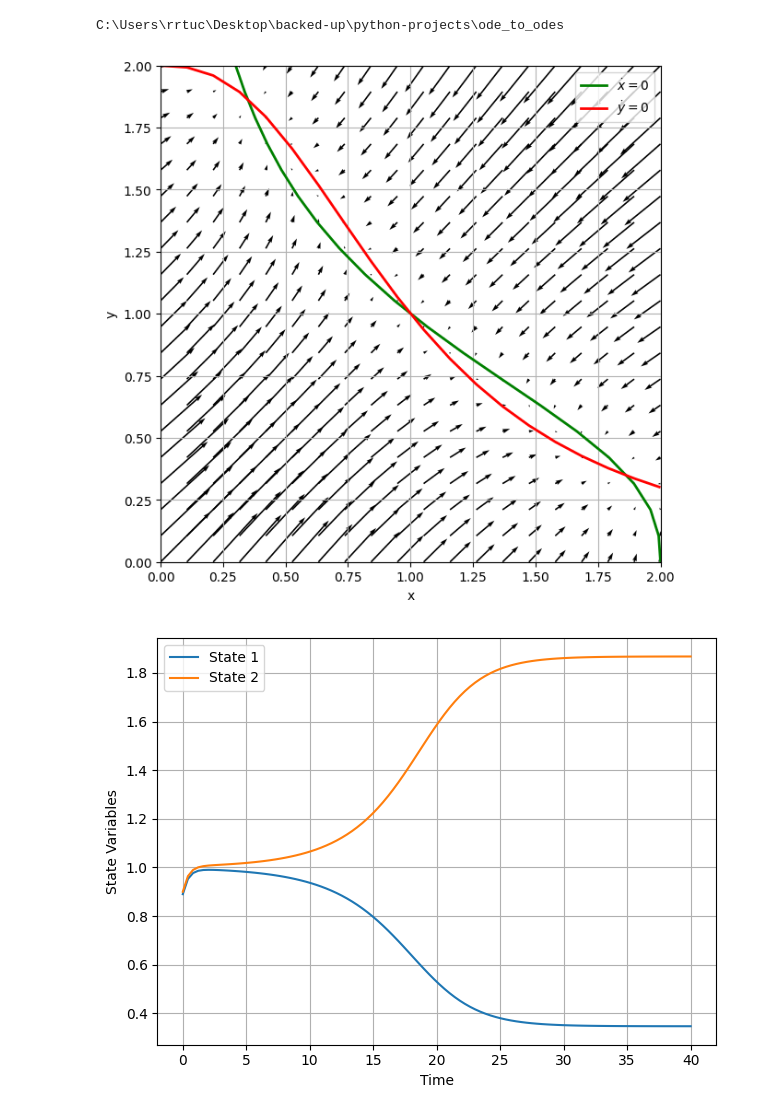
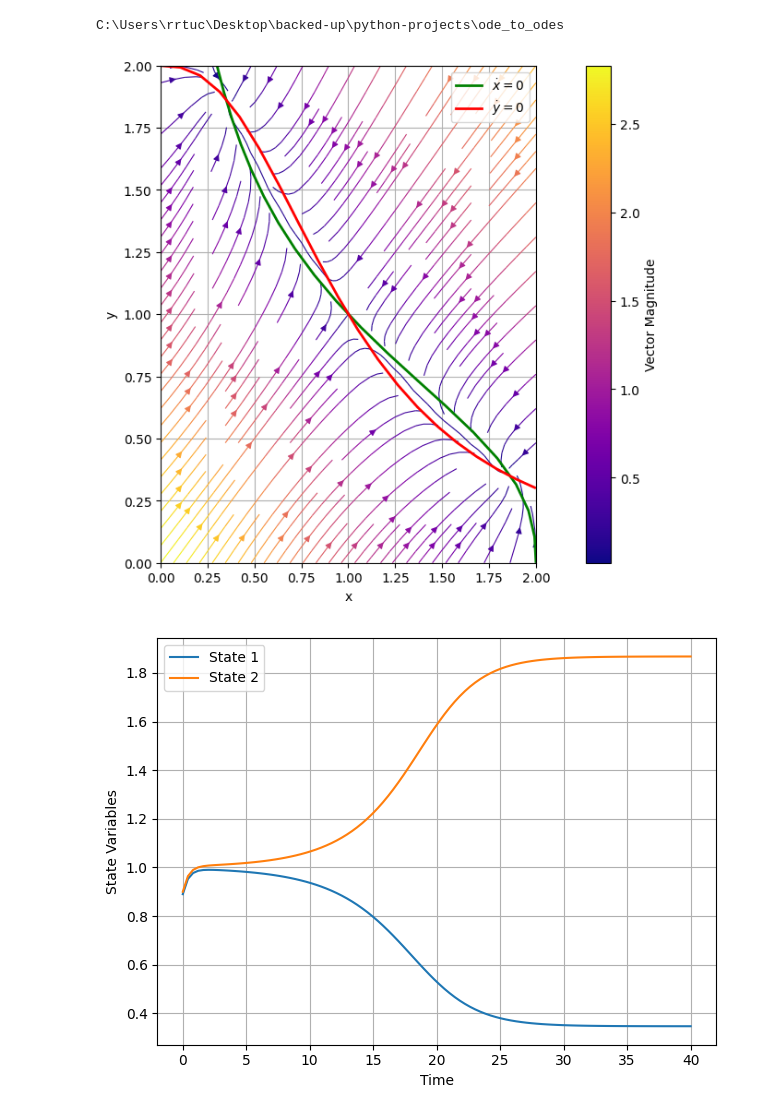
Before and after one commit to rrtucci/ode_to_odes, a Jupyter notebook: jupyter_notebooks/genetic-toggle-switch.ipynb, the cells around one changed output. Cells and saved outputs as stored; diff of their text form; code cells hidden in the pictures.

```diff
--- a/jupyter_notebooks/genetic-toggle-switch.ipynb
+++ b/jupyter_notebooks/genetic-toggle-switch.ipynb
@@ -42,14 +42,15 @@ c = (alpha1, K1, n1, gamma1,
 # %%
 plot_phase_plane(dx_dt,
                  dy_dt,
                  x_range=(0, 2),
                  y_range=(0, 2),
-                 density=20,
-                 scale=10
+                 mesh_density=20,
+                 scale=20,
+                 stream_density=1
                  # %trajectories=[(2, 0), (-2, 1), (0, -2)]
                  )
 # %% [output]
-[figure, old version]
+[figure, new version]
 # %%
 tspan = np.linspace(0, 40, 100)
 yinit = [.89, .9]
```
Also changed, not shown: parts of 1 cell of this notebook, 6 other files.
